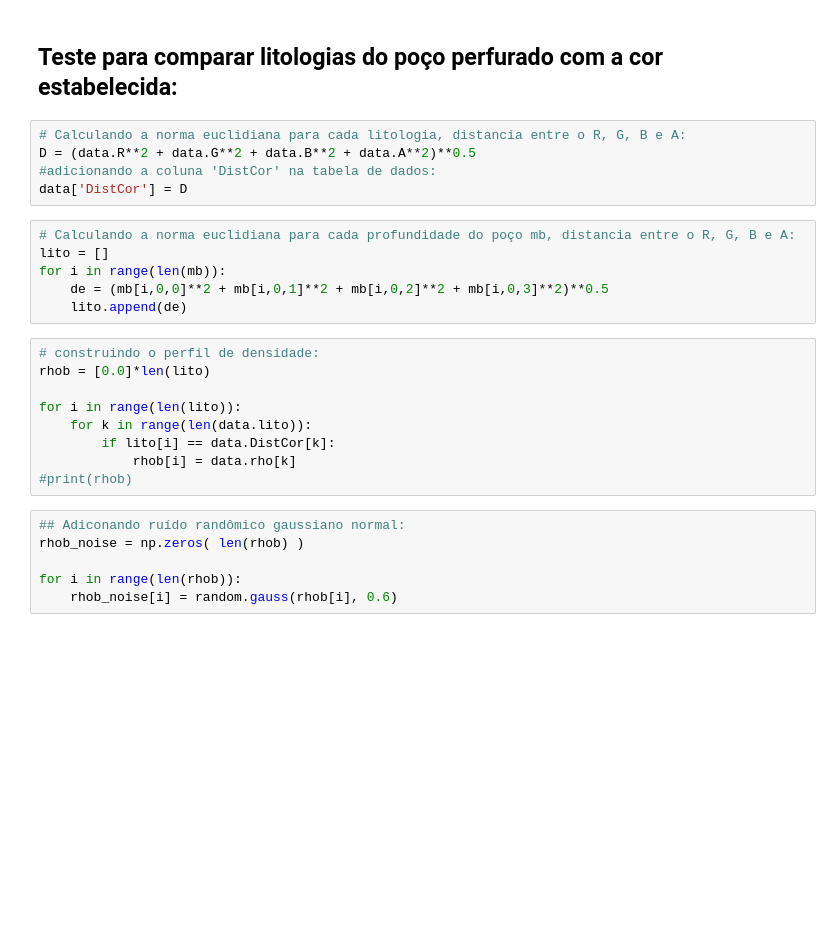
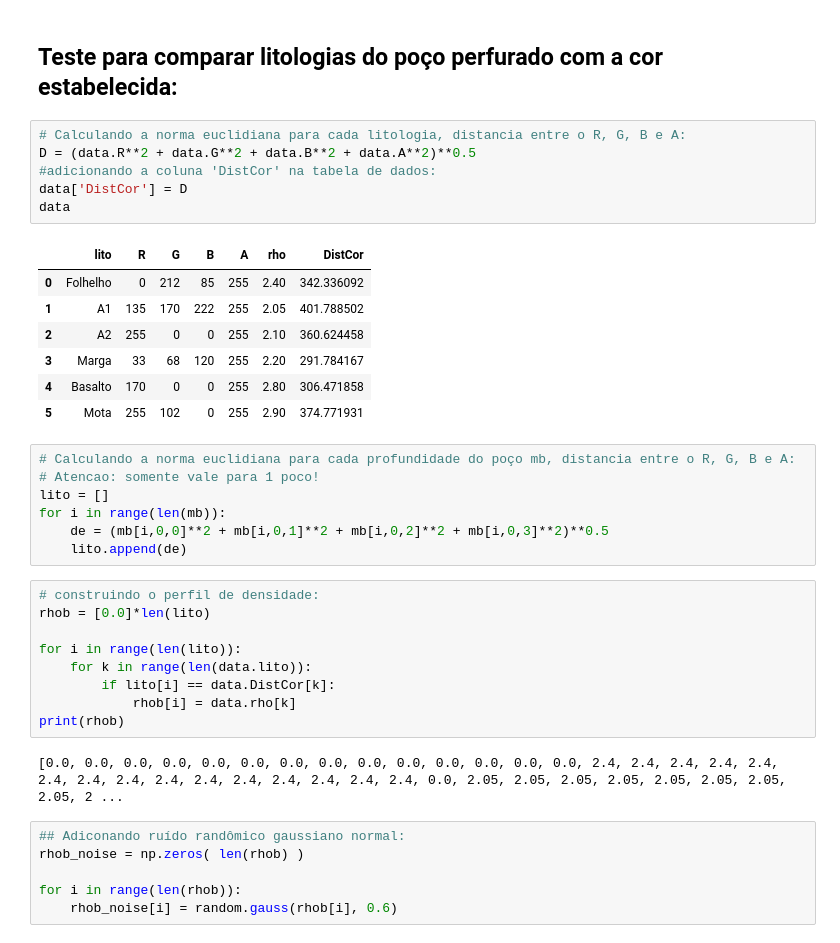
Before and after one commit to rmotadutra/PFG, a Jupyter notebook: codes/Modelagem_Interativa.ipynb, the cells around one changed output. Saved outputs shown, nothing was run; the diff lists cells and outputs as text; blank space fills up the shorter version.

```diff
--- a/codes/Modelagem_Interativa.ipynb
+++ b/codes/Modelagem_Interativa.ipynb
@@ -244,10 +162,20 @@ print(data)
 # %%
 # Calculando a norma euclidiana para cada litologia, distancia entre o R, G, B e A:
 D = (data.R**2 + data.G**2 + data.B**2 + data.A**2)**0.5
 #adicionando a coluna 'DistCor' na tabela de dados:
 data['DistCor'] = D
+data
+# %% [output]
+|  | lito | R | G | B | A | rho | DistCor |
+| 0 | Folhelho | 0 | 212 | 85 | 255 | 2.40 | 342.336092 |
+| 1 | A1 | 135 | 170 | 222 | 255 | 2.05 | 401.788502 |
+| 2 | A2 | 255 | 0 | 0 | 255 | 2.10 | 360.624458 |
+| 3 | Marga | 33 | 68 | 120 | 255 | 2.20 | 291.784167 |
+| 4 | Basalto | 170 | 0 | 0 | 255 | 2.80 | 306.471858 |
+| 5 | Mota | 255 | 102 | 0 | 255 | 2.90 | 374.771931 |
 # %%
 # Calculando a norma euclidiana para cada profundidade do poço mb, distancia entre o R, G, B e A:
+# Atencao: somente vale para 1 poco!
 lito = []
 for i in range(len(mb)):
     de = (mb[i,0,0]**2 + mb[i,0,1]**2 + mb[i,0,2]**2 + mb[i,0,3]**2)**0.5
@@ -260,7 +188,9 @@ for i in range(len(lito)):
     for k in range(len(data.lito)):
         if lito[i] == data.DistCor[k]:
             rhob[i] = data.rho[k]
-#print(rhob)
+print(rhob)
+# %% [output]
+[0.0, 0.0, 0.0, 0.0, 0.0, 0.0, 0.0, 0.0, 0.0, 0.0, 0.0, 0.0, 0.0, 0.0, 2.4, 2.4, 2.4, 2.4, 2.4, 2.4, 2.4, 2.4, 2.4, 2.4, 2.4, 2.4, 2.4, 2.4, 2.4, 0.0, 2.05, 2.05, 2.05, 2.05, 2.05, 2.05, 2.05, 2.05, 2 ...
 # %%
 ## Adiconando ruído randômico gaussiano normal:
 rhob_noise = np.zeros( len(rhob) )
```
Also changed, not shown: parts of 7 cells of this notebook.
